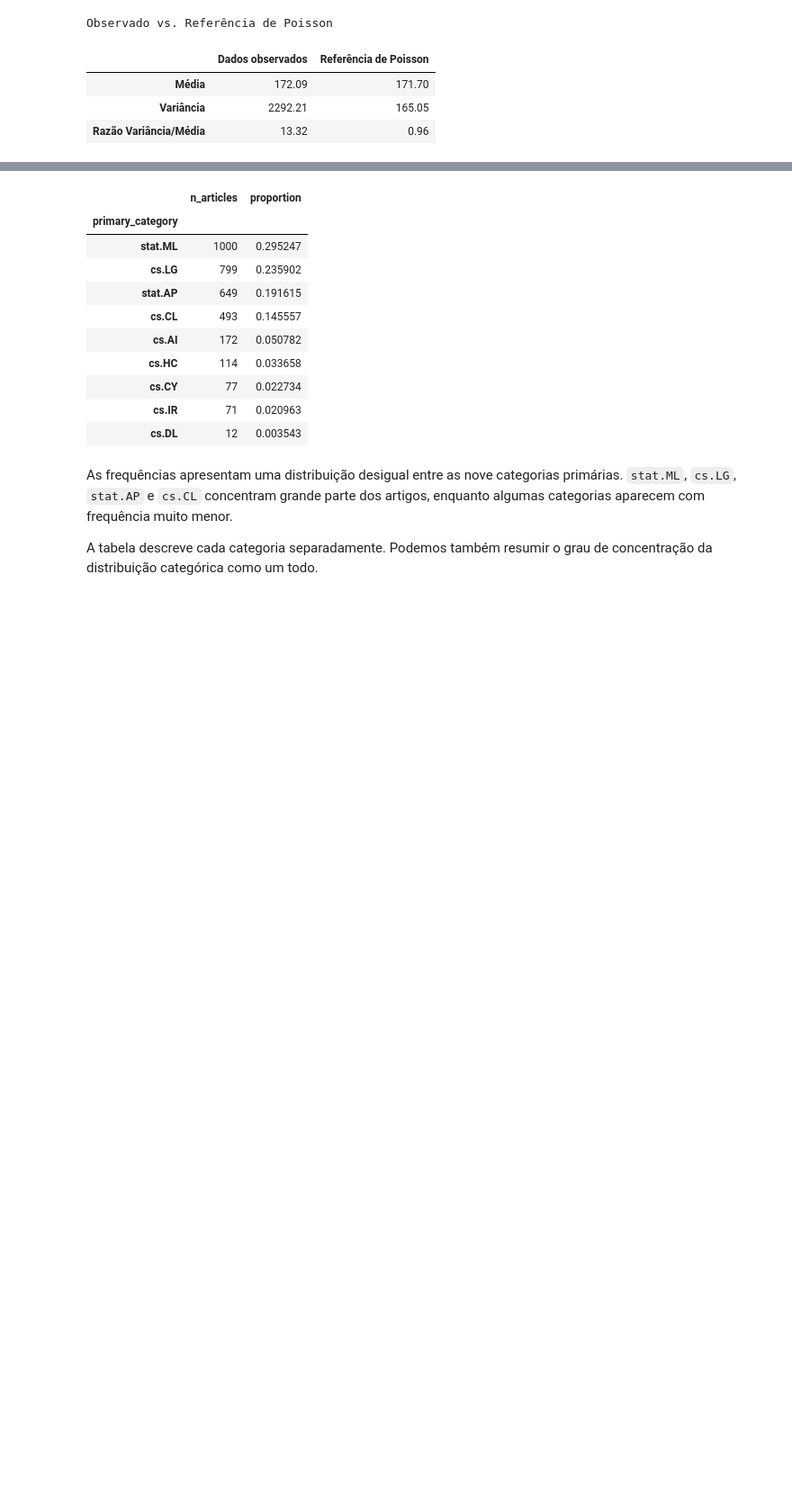
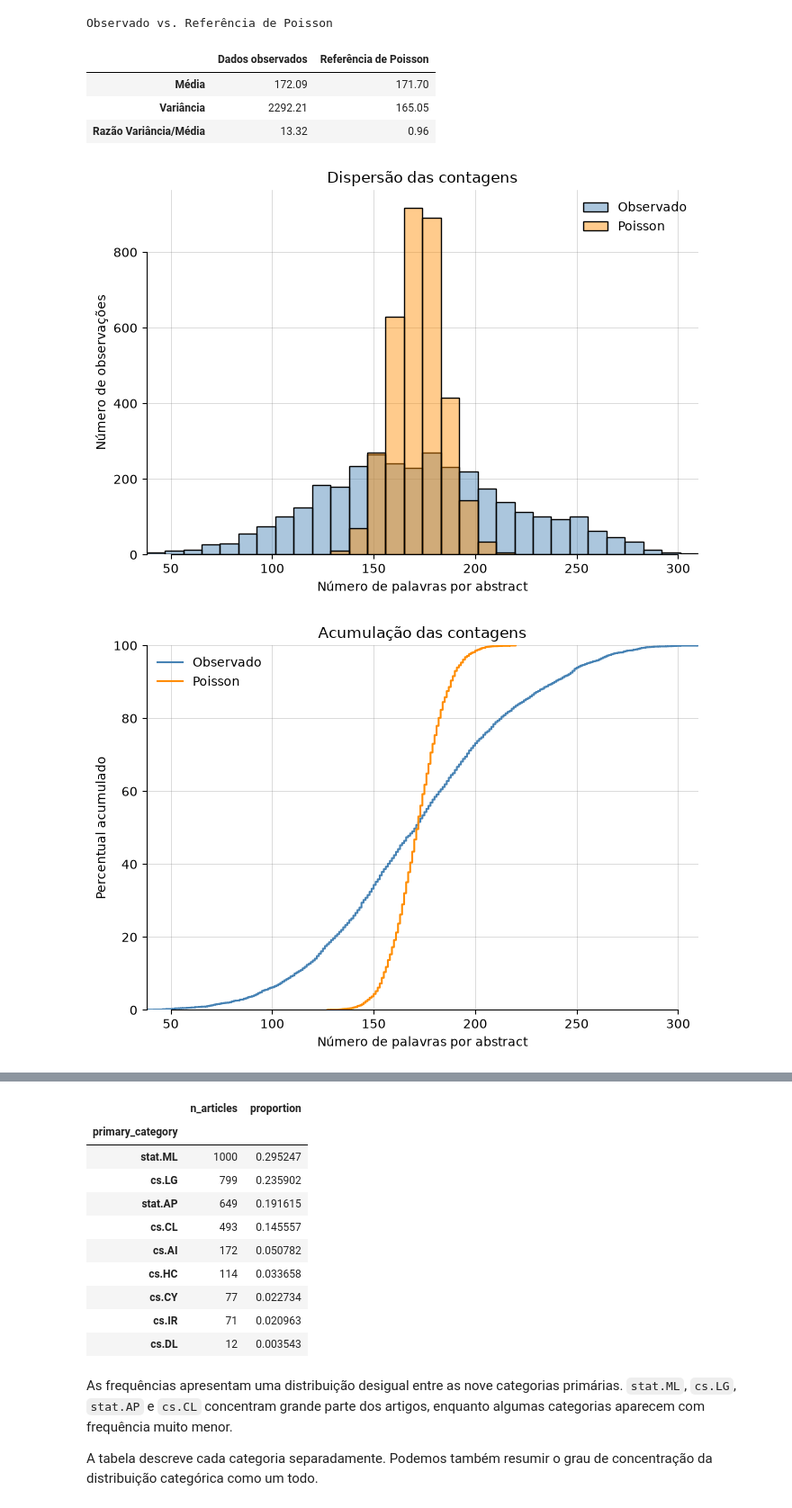
Before and after one commit to jhlopesalves/eda_humanidades, a Jupyter notebook: encontro_6/enc_6.ipynb, the cells around one changed output, grey strips where cells are left out. Shown at 90% size. Cells and saved outputs as stored; diff of their text form; code cells hidden in the pictures; blank space fills up the shorter version.

```diff
--- a/encontro_6/enc_6.ipynb
+++ b/encontro_6/enc_6.ipynb
@@ -584,4 +610,49 @@ Observado vs. Referência de Poisson
 | Média | 172.09 | 171.70 |
 | Variância | 2292.21 | 165.05 |
 | Razão Variância/Média | 13.32 | 0.96 |
+# %%
+#| label: fig-abstract-poisson-comparacao
+#| layout-ncol: 2
+#| fig-subcap: ["Histogramas", "ECDFs"]
+#| fig-cap: "Comprimentos observados e referência de Poisson: mesmo tamanho de amostra e média esperada semelhante, mas dispersões diferentes."
+#| fig-alt: "Histogramas e ECDFs com a mesma escala de palavras: os dados observados se espalham de 38 a 310, enquanto a referência de Poisson se concentra perto de 172."
+#| code-fold: true
+#| code-summary: "Mostrar comparação gráfica"
+
+comparison_bins = np.histogram_bin_edges(abstract_values, bins=30)
+fig_hist, ax_hist = plt.subplots(figsize=(7, 5))
+fig_ecdf, ax_ecdf = plt.subplots(figsize=(7, 5))
+
+for values, label, color in (
+    (abstract_values, "Observado", "steelblue"),
+    (poisson_values, "Poisson", "darkorange"),
+):
+    sns.histplot(
+        x=values, bins=comparison_bins, stat="count",
+        alpha=0.45, color=color, label=label, ax=ax_hist,
+    )
+    sns.ecdfplot(
+        x=values, stat="percent", color=color,
+        label=label, ax=ax_ecdf,
+    )
+
+ax_hist.set(title="Dispersão das contagens", ylabel="Número de observações")
+ax_ecdf.set(title="Acumulação das contagens", ylabel="Percentual acumulado",
+            ylim=(0, 100))
+
+for axis in (ax_hist, ax_ecdf):
+    axis.set(xlabel="Número de palavras por abstract",
+             xlim=(abstract_values.min(), abstract_values.max()))
+    axis.legend(frameon=False)
+    axis.set_axisbelow(True)
+    axis.grid(True, alpha=0.4, linewidth=0.5, color="grey")
+    sns.despine(ax=axis, top=True, right=True, trim=True)
+
+for figure in (fig_hist, fig_ecdf):
+    figure.tight_layout()
+
+plt.show()
+# %% [output]
+[figure, added]
+[figure, added]
 # %% [markdown]
```
Also changed, not shown: parts of 21 cells of this notebook.
